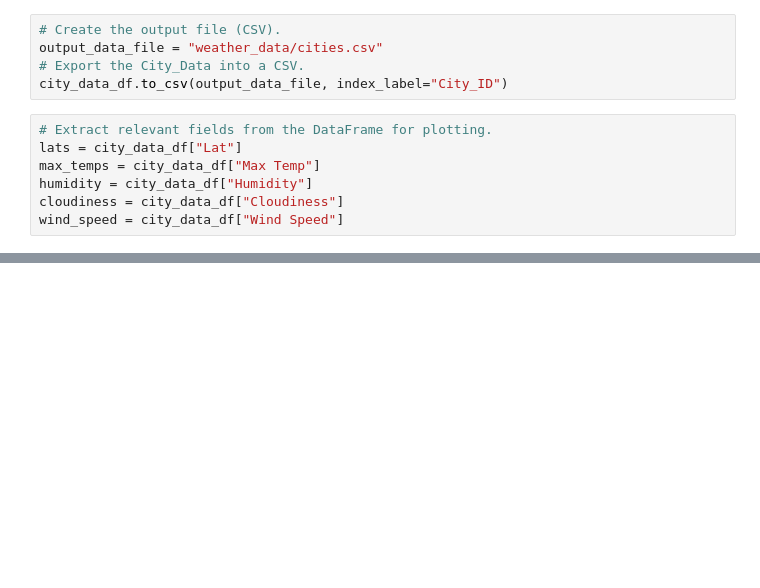
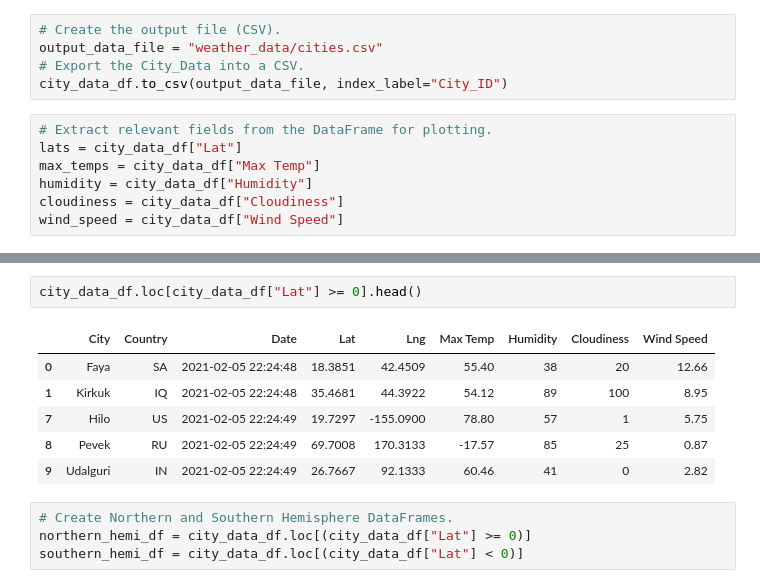
Before and after one commit to JSischo/World_Weather_Analysis, a Jupyter notebook: WeatherPy.ipynb, the cells around one changed output, grey strips where cells are left out. Drawn from its saved outputs; the diff is of its cells as text; blank space fills up the shorter version.

```diff
--- a/WeatherPy.ipynb
+++ b/WeatherPy.ipynb
@@ -240,0 +268,13 @@ plt.show()
+# %%
+city_data_df.loc[city_data_df["Lat"] >= 0].head()
+# %% [output]
+|  | City | Country | Date | Lat | Lng | Max Temp | Humidity | Cloudiness | Wind Speed |
+| 0 | Faya | SA | 2021-02-05 22:24:48 | 18.3851 | 42.4509 | 55.40 | 38 | 20 | 12.66 |
+| 1 | Kirkuk | IQ | 2021-02-05 22:24:48 | 35.4681 | 44.3922 | 54.12 | 89 | 100 | 8.95 |
+| 7 | Hilo | US | 2021-02-05 22:24:49 | 19.7297 | -155.0900 | 78.80 | 57 | 1 | 5.75 |
+| 8 | Pevek | RU | 2021-02-05 22:24:49 | 69.7008 | 170.3133 | -17.57 | 85 | 25 | 0.87 |
+| 9 | Udalguri | IN | 2021-02-05 22:24:49 | 26.7667 | 92.1333 | 60.46 | 41 | 0 | 2.82 |
+# %%
+# Create Northern and Southern Hemisphere DataFrames.
+northern_hemi_df = city_data_df.loc[(city_data_df["Lat"] >= 0)]
+southern_hemi_df = city_data_df.loc[(city_data_df["Lat"] < 0)]
```
Also changed, not shown: parts of 14 cells of this notebook, 5 other files.
